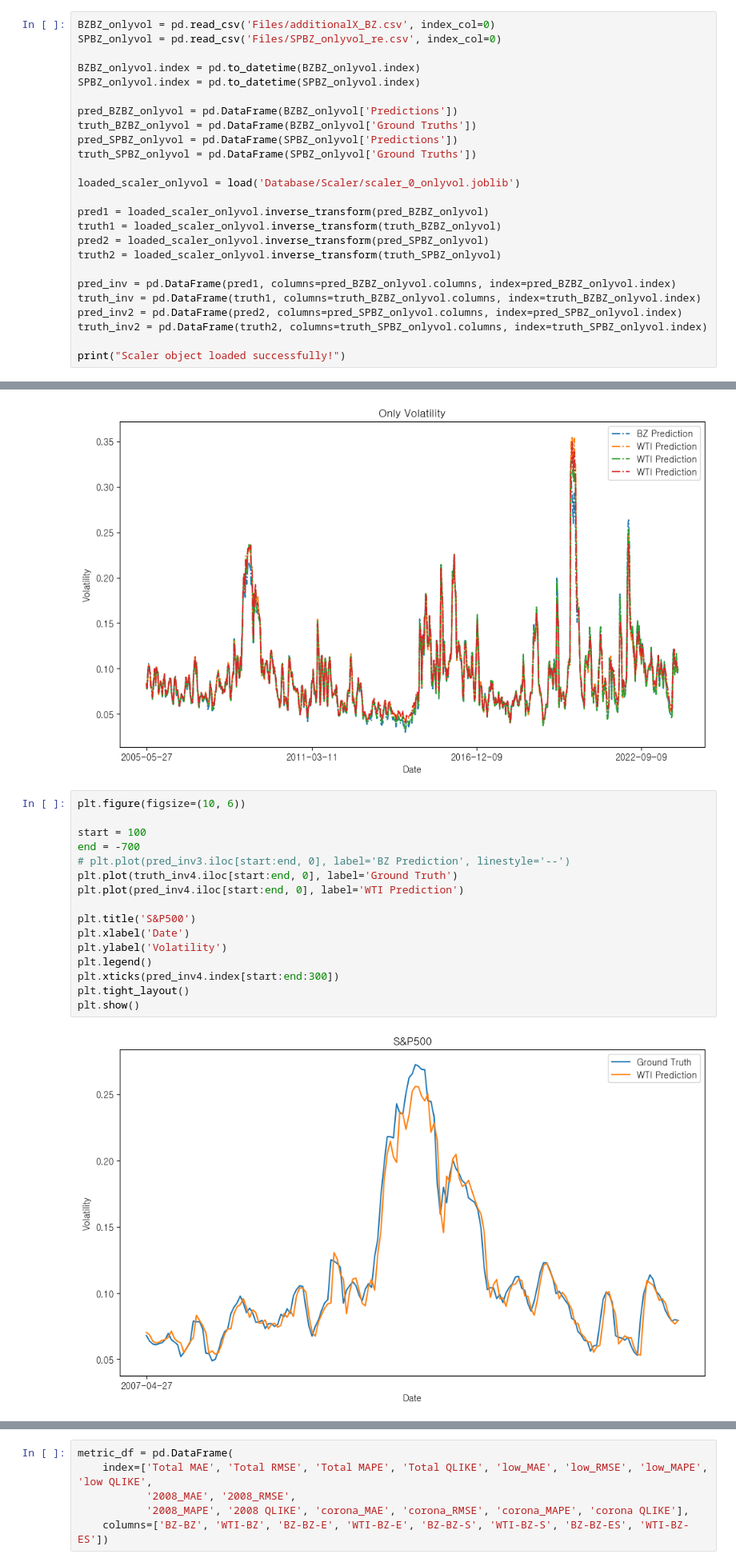
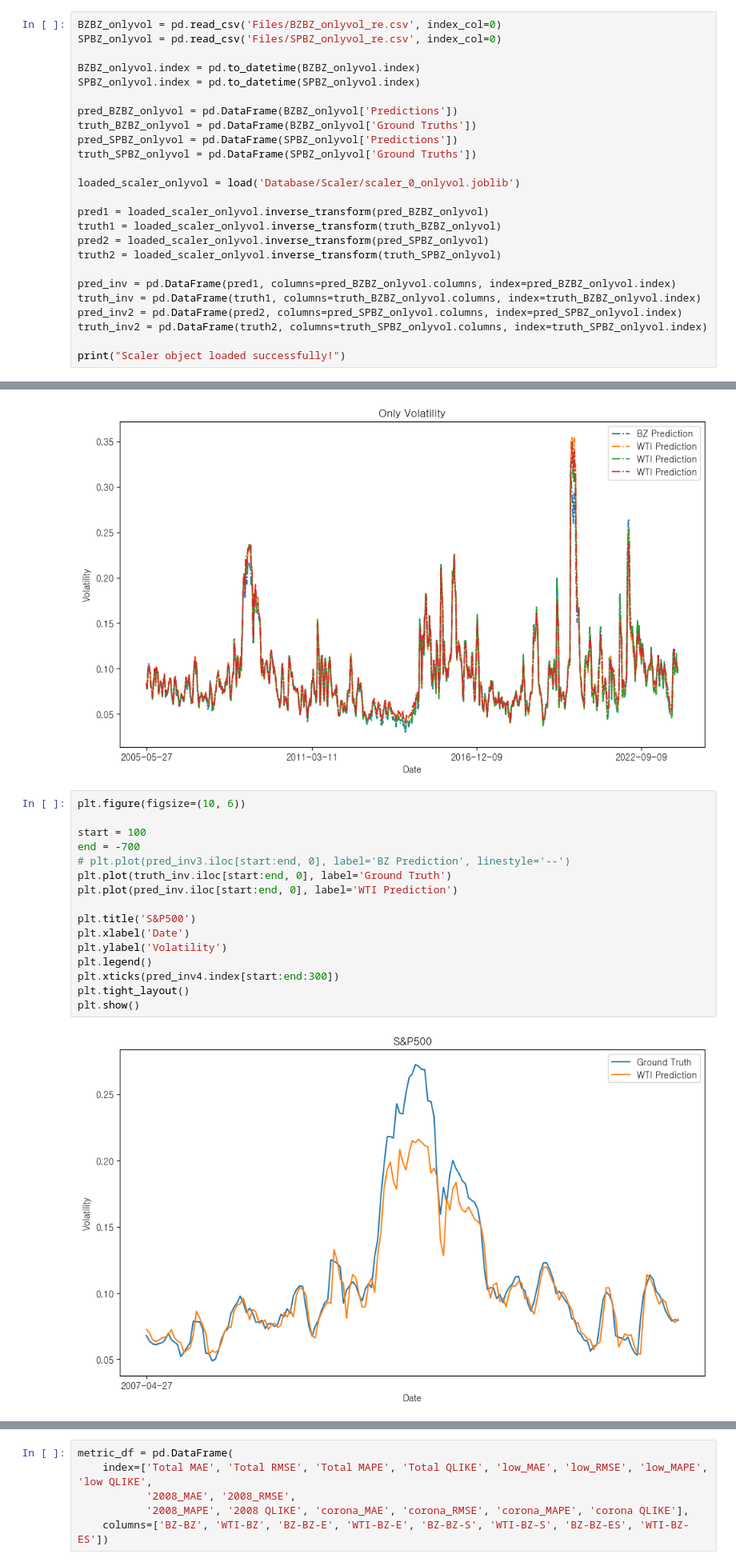
Before and after one commit to kimjuhwan1234/Volatility_Forecasting, a Jupyter notebook: EDA.ipynb, the cells around one changed output, grey strips where cells are left out. Shown at 80% size. Saved outputs shown, nothing was run; the diff lists cells and outputs as text.

```diff
--- a/EDA.ipynb
+++ b/EDA.ipynb
@@ -33,7 +33,7 @@ def calculate_QLIKE(gt, output):
 # %% [markdown]
 # Only Volatility
 # %%
-BZBZ_onlyvol = pd.read_csv('Files/additionalX_BZ.csv', index_col=0)
+BZBZ_onlyvol = pd.read_csv('Files/BZBZ_onlyvol_re.csv', index_col=0)
 SPBZ_onlyvol = pd.read_csv('Files/SPBZ_onlyvol_re.csv', index_col=0)
 
 BZBZ_onlyvol.index = pd.to_datetime(BZBZ_onlyvol.index)
@@ -190,21 +190,21 @@ plt.show()
 # %%
 plt.figure(figsize=(10, 6))
 
 start = 100
 end = -700
 # plt.plot(pred_inv3.iloc[start:end, 0], label='BZ Prediction', linestyle='--')
-plt.plot(truth_inv4.iloc[start:end, 0], label='Ground Truth')
-plt.plot(pred_inv4.iloc[start:end, 0], label='WTI Prediction')
+plt.plot(truth_inv.iloc[start:end, 0], label='Ground Truth')
+plt.plot(pred_inv.iloc[start:end, 0], label='WTI Prediction')
 
 plt.title('S&P500')
 plt.xlabel('Date')
 plt.ylabel('Volatility')
 plt.legend()
 plt.xticks(pred_inv4.index[start:end:300])
 plt.tight_layout()
 plt.show()
 # %% [output]
-[figure, old version]
+[figure, new version]
 # %%
 plt.figure(figsize=(10, 6))
 
```
Also changed, not shown: parts of 3 cells of this notebook, 5 other files.
